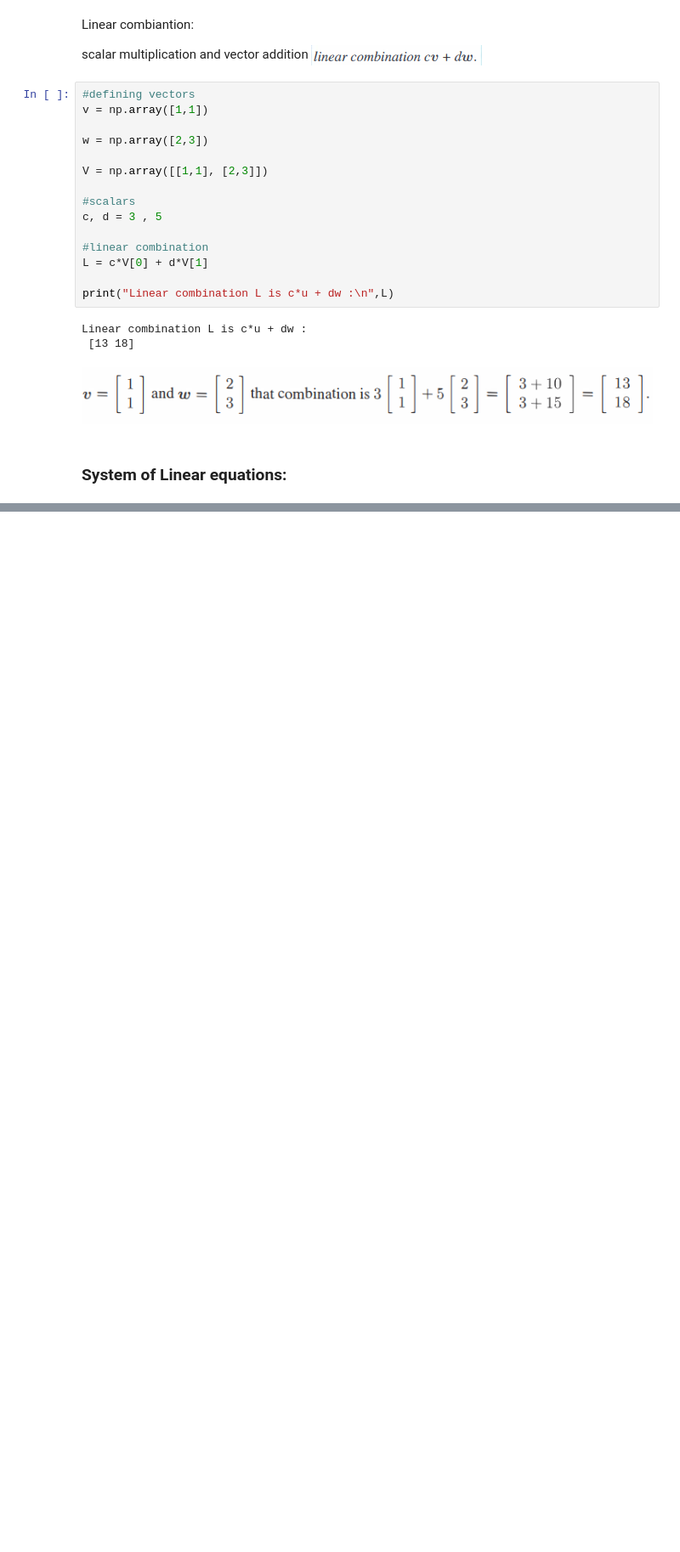
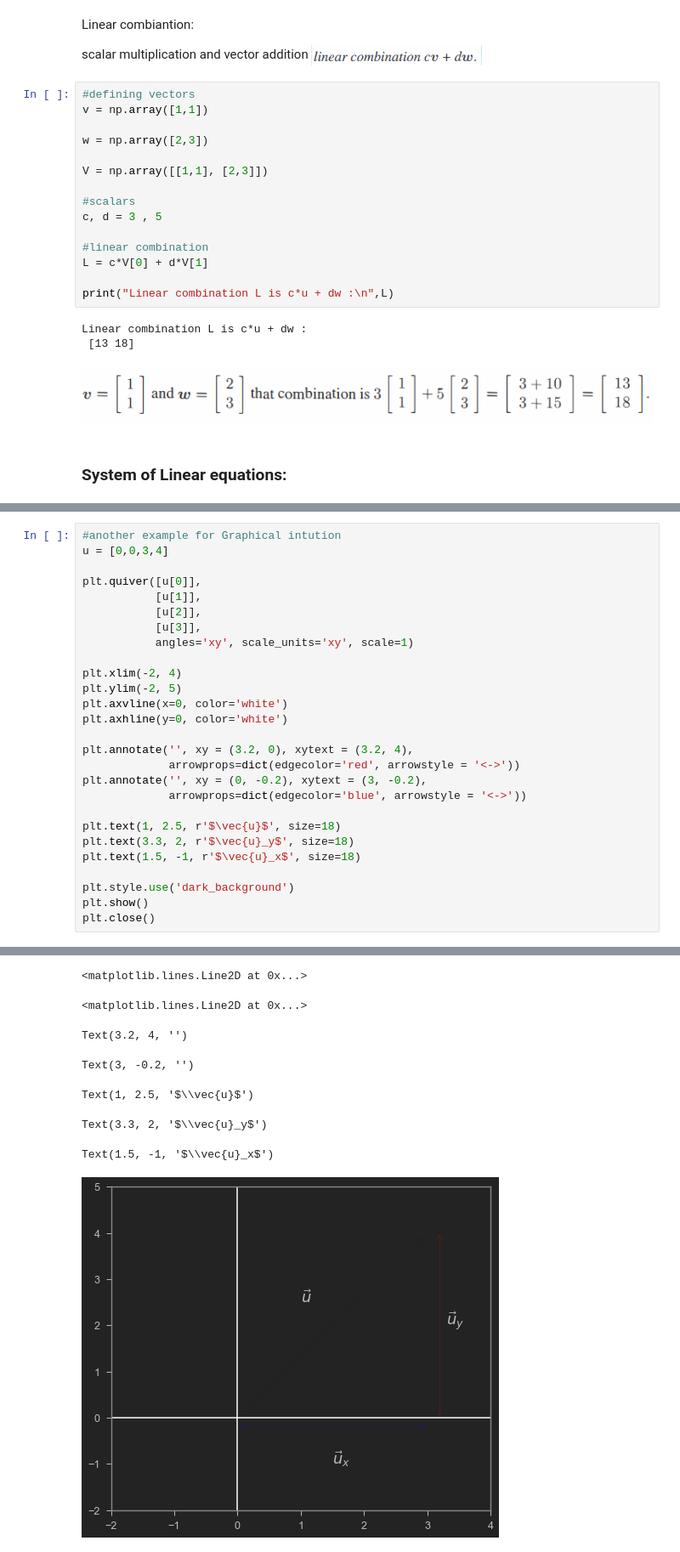
Before and after one commit to GouthamKumar-R/ML, a Jupyter notebook: coursera-M4ML/linear-algebra/M4ML - Linear Algebra .ipynb, the cells around one changed output, grey strips where cells are left out. Shown at 85% size. Cells and saved outputs as stored; diff of their text form; blank space fills up the shorter version.

```diff
--- a/coursera-M4ML/linear-algebra/M4ML - Linear Algebra .ipynb
+++ b/coursera-M4ML/linear-algebra/M4ML - Linear Algebra .ipynb
@@ -116,0 +607,28 @@ If |A|=0 and <br/>
+# %%
+#another example for Graphical intution
+u = [0,0,3,4]
+
+plt.quiver([u[0]],
+           [u[1]],
+           [u[2]],
+           [u[3]],
+           angles='xy', scale_units='xy', scale=1)
+
+plt.xlim(-2, 4)
+plt.ylim(-2, 5)
+plt.axvline(x=0, color='white')
+plt.axhline(y=0, color='white')
+
+plt.annotate('', xy = (3.2, 0), xytext = (3.2, 4),
+             arrowprops=dict(edgecolor='red', arrowstyle = '<->'))
+plt.annotate('', xy = (0, -0.2), xytext = (3, -0.2),
+             arrowprops=dict(edgecolor='blue', arrowstyle = '<->'))
+
+plt.text(1, 2.5, r'$\vec{u}$', size=18)
+plt.text(3.3, 2, r'$\vec{u}_y$', size=18)
+plt.text(1.5, -1, r'$\vec{u}_x$', size=18)
+
+plt.style.use('dark_background')
+plt.show()
+plt.close()
+# %% [output]
@@ -116,0 +638,8 @@ If |A|=0 and <br/>
+<matplotlib.lines.Line2D at 0x...>
+<matplotlib.lines.Line2D at 0x...>
+Text(3.2, 4, '')
+Text(3, -0.2, '')
+Text(1, 2.5, '$\\vec{u}$')
+Text(3.3, 2, '$\\vec{u}_y$')
+Text(1.5, -1, '$\\vec{u}_x$')
+[figure, added]
```
Also changed, not shown: parts of 55 cells of this notebook.
